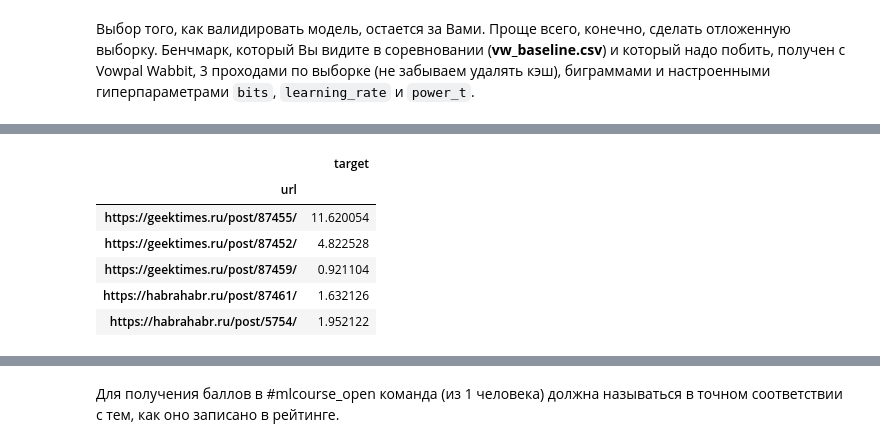
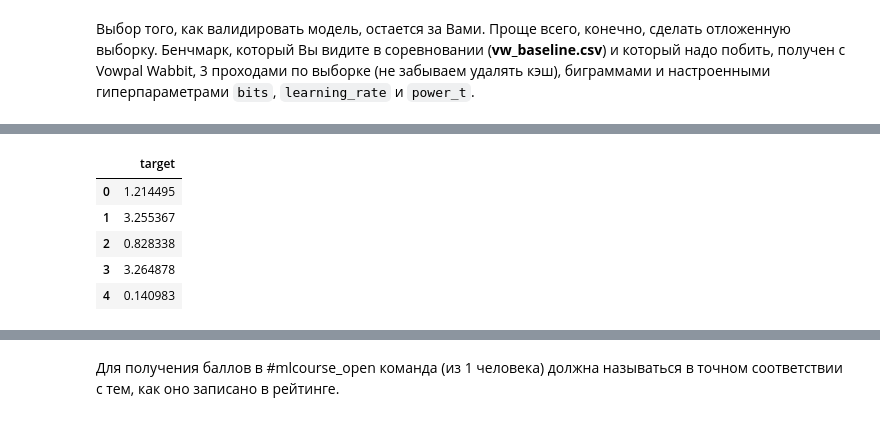
Before and after one commit to shereshevskiy/mlcourse_open, a Jupyter notebook: jupyter_notebooks/topic08_sgd_hashing_vowpal_wabbit/[MySolution]_hw8_session2_habr_vowpal_wabbit.ipynb, the cells around one changed output, grey strips where cells are left out. Saved outputs shown, nothing was run; the diff lists cells and outputs as text; code cells hidden in the pictures.

```diff
--- a/jupyter_notebooks/topic08_sgd_hashing_vowpal_wabbit/[MySolution]_hw8_session2_habr_vowpal_wabbit.ipynb
+++ b/jupyter_notebooks/topic08_sgd_hashing_vowpal_wabbit/[MySolution]_hw8_session2_habr_vowpal_wabbit.ipynb
@@ -204,12 +784,13 @@ sample_sub = pd.read_csv('../../data/sample_submission.csv',
-# %%
-sample_sub.head()
-# %% [output]
-|  | target |
-| url |  |
-| https://geektimes.ru/post/87455/ | 11.620054 |
-| https://geektimes.ru/post/87452/ | 4.822528 |
-| https://geektimes.ru/post/87459/ | 0.921104 |
-| https://habrahabr.ru/post/87461/ | 1.632126 |
-| https://habrahabr.ru/post/5754/ | 1.952122 |
+# %%
+your_test_predictions = pd.read_csv('../../../data/habr_test_predictions.txt', header=None)
+your_test_predictions.columns = ['target']
+your_test_predictions.head()
+# %% [output]
+|  | target |
+| 0 | 1.214495 |
+| 1 | 3.255367 |
+| 2 | 0.828338 |
+| 3 | 3.264878 |
+| 4 | 0.140983 |
 # %%
 your_submission = sample_sub.copy()
```
Also changed, not shown: parts of 72 cells of this notebook, 1 other file.
